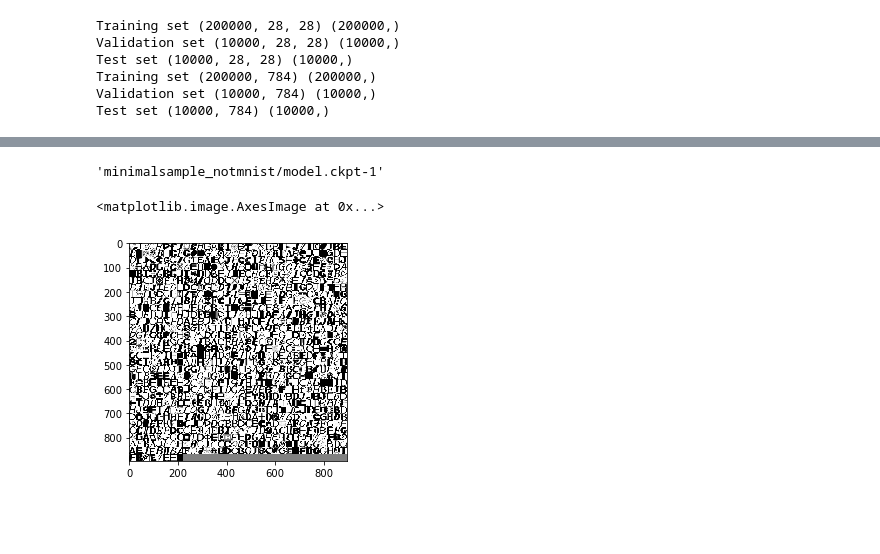
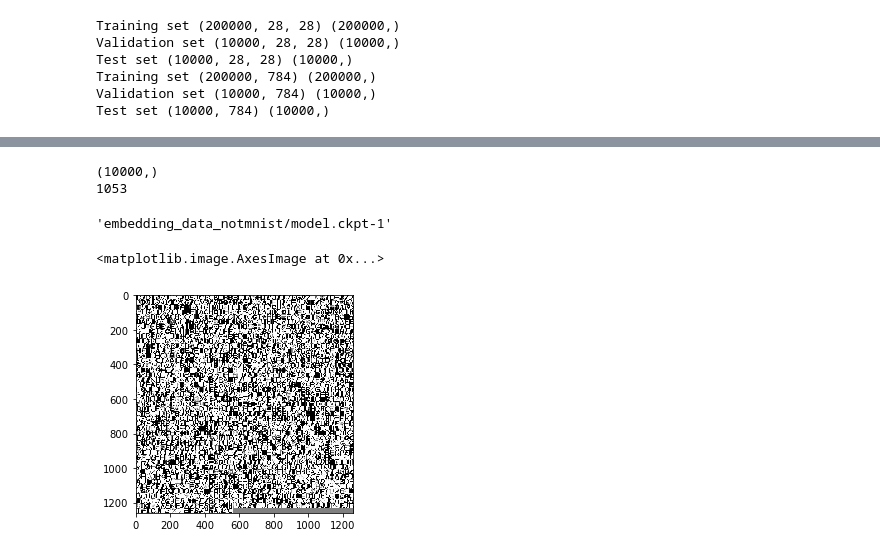
Before and after one commit to KhanShabnam/AnalyzeThis_2017_AI_Challenge, a Jupyter notebook: notmnist_embedding.ipynb, the cells around one changed output, grey strips where cells are left out. Cells and saved outputs as stored; diff of their text form; code cells hidden in the pictures; blank space fills up the shorter version.

Commit message:
reorganizing embedding code and files

```diff
--- a/notmnist_embedding.ipynb
+++ b/notmnist_embedding.ipynb
@@ -16,9 +23,9 @@ from six.moves import range
 from tensorflow.contrib.tensorboard.plugins import projector
 # from tensorflow.examples.tutorials.mnist import input_data
 
-LOG_DIR = 'minimalsample_notmnist'
+LOG_DIR = 'embedding_data_notmnist'
 NAME_TO_VISUALISE_VARIABLE = "notmnistembedding"
-TO_EMBED_COUNT = 1000
+TO_EMBED_COUNT = 2000
 
 path_for_sprites =  os.path.join(LOG_DIR,'chars.png')
 path_for_metadata =  os.path.join(LOG_DIR,'metadata.tsv')
@@ -40,19 +47,19 @@ with open(pickle_file, 'rb') as f:
     print('Validation set', valid_dataset.shape, valid_labels.shape)
     print('Test set', test_dataset.shape, test_labels.shape)
 
-def reformat(dataset):
+def reformat_vec(dataset):
     dataset = dataset.reshape(
         (-1, image_size*image_size)).astype(np.float32)
     return dataset
-train_dataset = reformat(train_dataset)
-valid_dataset = reformat(valid_dataset)
-test_dataset = reformat(test_dataset)
-print('Training set', train_dataset.shape, train_labels.shape)
-print('Validation set', valid_dataset.shape, valid_labels.shape)
-print('Test set', test_dataset.shape, test_labels.shape)
+train_dataset_vec = reformat_vec(train_dataset)
+valid_dataset_vec = reformat_vec(valid_dataset)
+test_dataset_vec = reformat_vec(test_dataset)
+print('Training set', train_dataset_vec.shape, train_labels.shape)
+print('Validation set', valid_dataset_vec.shape, valid_labels.shape)
+print('Test set', test_dataset_vec.shape, test_labels.shape)
 
-batch_xs = train_dataset[:TO_EMBED_COUNT, :]
-batch_ys = train_labels[:TO_EMBED_COUNT]
+batch_xs = valid_dataset_vec[:TO_EMBED_COUNT, :]
+batch_ys = valid_labels[:TO_EMBED_COUNT]
 # %% [output]
 Training set (200000, 28, 28) (200000,)
 Validation set (10000, 28, 28) (10000,)
@@ -63,3 +110,13 @@ Test set (10000, 784) (10000,)
+# %%
+valid_labels_new = np.argmax(valid_labels_tens, axis=1)
+valid_labels_new[np.logical_not(correct_valid)] = 10
+print(valid_labels_new.shape)
+print(sum(valid_labels_new == 10))
+
+batch_ys = valid_labels_new[:TO_EMBED_COUNT]
+# %% [output]
+(10000,)
+1053
 # %%
 embedding_var = tf.Variable(batch_xs, name=NAME_TO_VISUALISE_VARIABLE)
 summary_writer = tf.summary.FileWriter(LOG_DIR)
@@ -83,7 +140,7 @@ sess.run(tf.global_variables_initializer())
 saver = tf.train.Saver()
 saver.save(sess, os.path.join(LOG_DIR, "model.ckpt"), 1)
 # %% [output]
-'minimalsample_notmnist/model.ckpt-1'
+'embedding_data_notmnist/model.ckpt-1'
 # %%
 def create_sprite_image(images):
     """Returns a sprite image consisting of images passed as argument. Images should be count x width x height"""
@@ -106,25 +163,25 @@ def create_sprite_image(images):
 
     return spriteimage
 
-def vector_to_matrix_mnist(mnist_digits):
-    """Reshapes normal mnist digit (batch,28*28) to matrix (batch,28,28)"""
-    return np.reshape(mnist_digits,(-1,28,28))
+def vector_to_matrix_notmnist(notmnist_digits):
+    """Reshapes normal notmnist digit (batch,28*28) to matrix (batch,28,28)"""
+    return np.reshape(notmnist_digits,(-1,28,28))
 
-def invert_grayscale(mnist_digits):
+def invert_grayscale(notmnist_digits):
     """ Makes black white, and white black """
-    return 1-mnist_digits
+    return 1-notmnist_digits
 # %%
 to_visualise = batch_xs
-to_visualise = vector_to_matrix_mnist(to_visualise)
+to_visualise = vector_to_matrix_notmnist(to_visualise)
 to_visualise = invert_grayscale(to_visualise)
 
 sprite_image = create_sprite_image(to_visualise)
 
 plt.imsave(path_for_sprites,sprite_image,cmap='gray')
 plt.imshow(sprite_image,cmap='gray')
 # %% [output]
 <matplotlib.image.AxesImage at 0x...>
-[figure, old version]
+[figure, new version]
 # %%
 with open(path_for_metadata,'w') as f:
     f.write("Index\tLabel\n")
```
Also changed, not shown: parts of 2 cells of this notebook, 12 other files.
